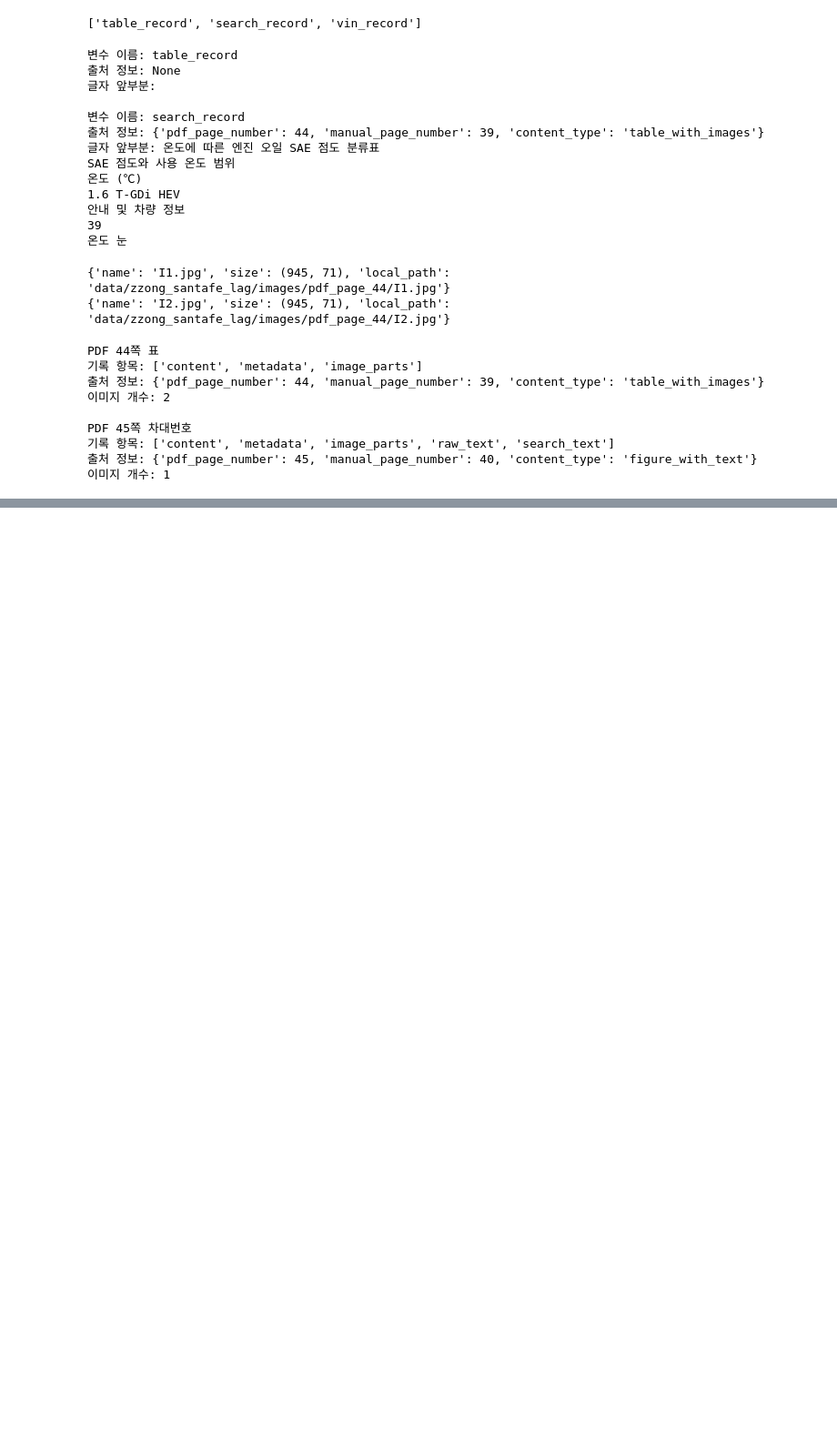
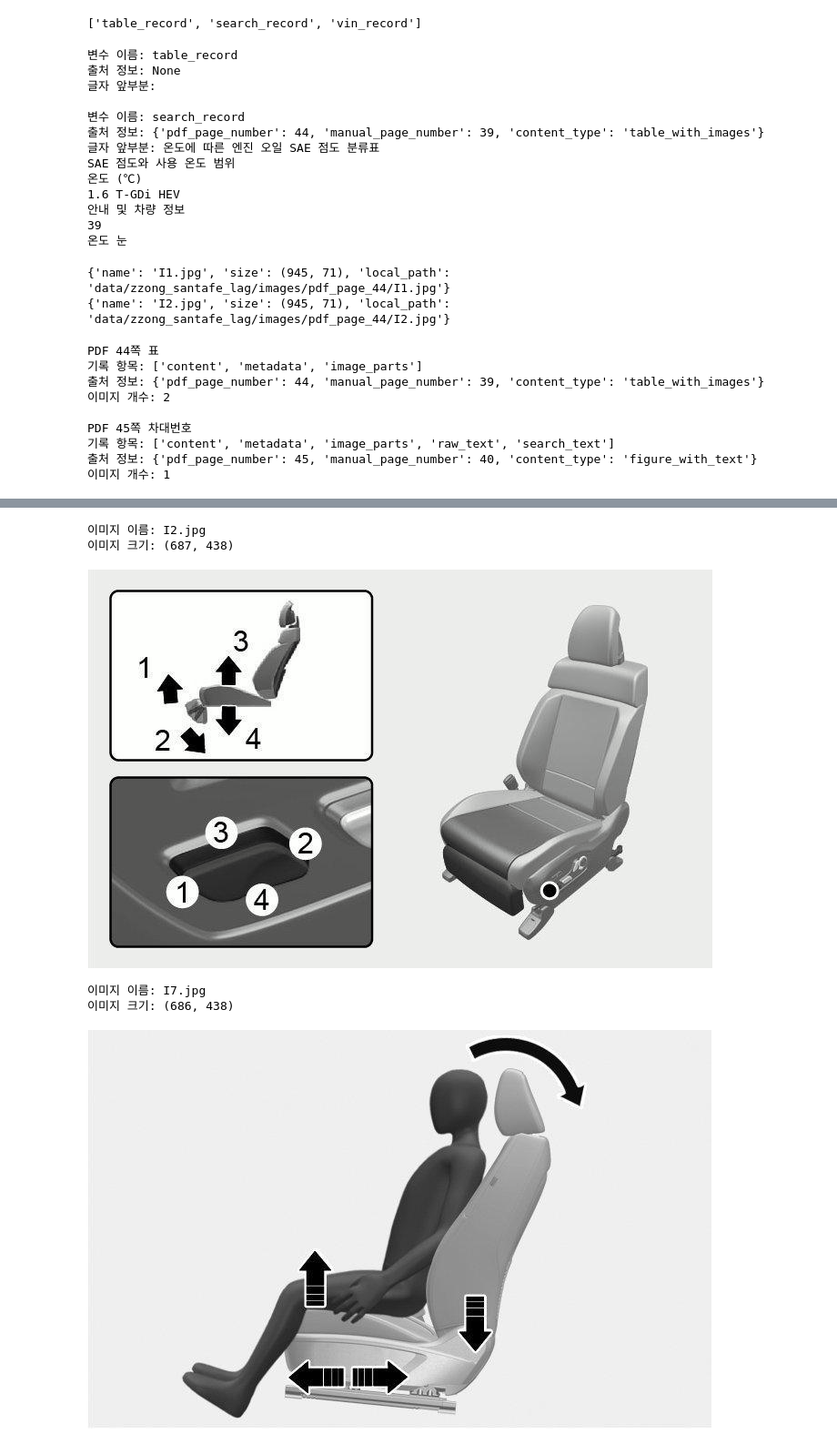
Before and after one commit to encore-ai-campus/mle-02-p1-team1, a Jupyter notebook: notebooks/01_pdf_inspection.ipynb, the cells around one changed output, grey strips where cells are left out. Shown at 91% size. Cells and saved outputs as stored; diff of their text form; code cells hidden in the pictures; blank space fills up the shorter version.

```diff
--- a/notebooks/01_pdf_inspection.ipynb
+++ b/notebooks/01_pdf_inspection.ipynb
@@ -800,0 +893,11 @@ PDF 45쪽 차대번호
+# %%
+# 색인이 시작되는 PDF 쪽수를 찾기 위해 앞선 페이지를 확인합니다.
+for 페이지_번호 in range(761, 766):
+    원문 = (reader.pages[페이지_번호 - 1].extract_text() or "").strip()
+    한줄_원문 = 원문.replace("\n", " ")
+
+    print(
+        f"\nPDF {페이지_번호}쪽 | 글자 수: {len(원문)}"
+        f" | 앞부분: {한줄_원문[:150]}"
+        f" | 끝부분: {한줄_원문[-80:]}"
+    )
@@ -800,0 +1134,15 @@ PDF 45쪽 차대번호
+# %%
+from IPython.display import display
+
+# PDF 74쪽의 모든 그림을 이름과 함께 화면에 표시합니다.
+for 이미지 in pdf74_page.images:
+    print("이미지 이름:", 이미지.name)
+    print("이미지 크기:", 이미지.image.size)
+    display(이미지.image)
+# %% [output]
+이미지 이름: I2.jpg
+이미지 크기: (687, 438)
+[figure, added]
+이미지 이름: I7.jpg
+이미지 크기: (686, 438)
+[figure, added]
```
Also changed, not shown: parts of 85 cells of this notebook, 39 other files.
